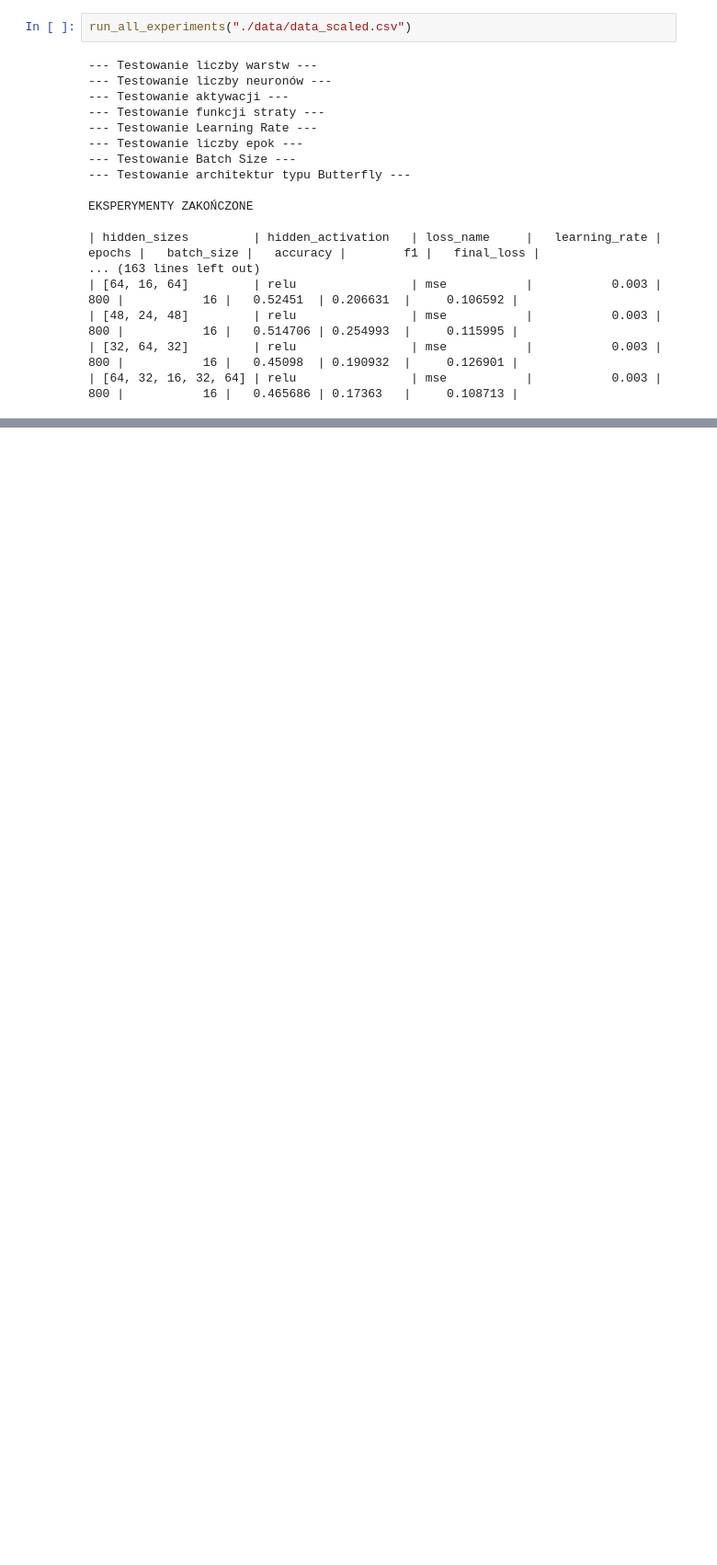
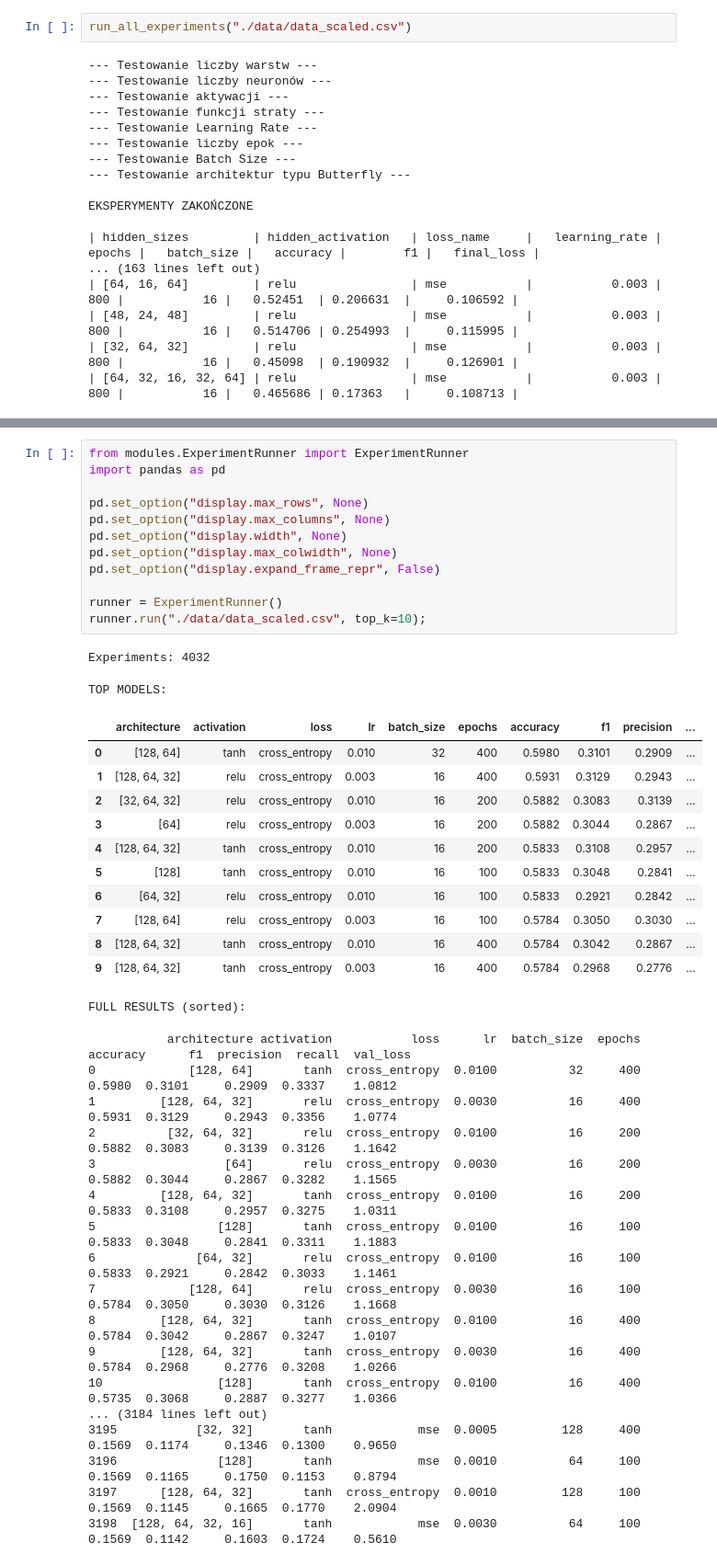
Before and after one commit to pitkwiecien/MachineLearning, a Jupyter notebook: ArtificialNeuralNetworks/ArtificialNeuralNetworks.ipynb, the cells around one changed output, grey strips where cells are left out. Shown at 92% size. Drawn from its saved outputs; the diff is of its cells as text; blank space fills up the shorter version.

Commit message:
made more experiments

```diff
--- a/ArtificialNeuralNetworks/ArtificialNeuralNetworks.ipynb
+++ b/ArtificialNeuralNetworks/ArtificialNeuralNetworks.ipynb
@@ -624,3 +624,47 @@ EKSPERYMENTY ZAKOŃCZONE
 | [48, 24, 48]         | relu                | mse           |           0.003 |      800 |           16 |   0.514706 | 0.254993  |     0.115995 |
 | [32, 64, 32]         | relu                | mse           |           0.003 |      800 |           16 |   0.45098  | 0.190932  |     0.126901 |
 | [64, 32, 16, 32, 64] | relu                | mse           |           0.003 |      800 |           16 |   0.465686 | 0.17363   |     0.108713 |
+# %%
+from modules.ExperimentRunner import ExperimentRunner
+import pandas as pd
+
+pd.set_option("display.max_rows", None)
+pd.set_option("display.max_columns", None)
+pd.set_option("display.width", None)
+pd.set_option("display.max_colwidth", None)
+pd.set_option("display.expand_frame_repr", False)
+
+runner = ExperimentRunner()
+runner.run("./data/data_scaled.csv", top_k=10);
+# %% [output]
+Experiments: 4032
+TOP MODELS:
+|  | architecture | activation | loss | lr | batch_size | epochs | accuracy | f1 | precision | ... |
+| 0 | [128, 64] | tanh | cross_entropy | 0.010 | 32 | 400 | 0.5980 | 0.3101 | 0.2909 | ... |
+| 1 | [128, 64, 32] | relu | cross_entropy | 0.003 | 16 | 400 | 0.5931 | 0.3129 | 0.2943 | ... |
+| 2 | [32, 64, 32] | relu | cross_entropy | 0.010 | 16 | 200 | 0.5882 | 0.3083 | 0.3139 | ... |
+| 3 | [64] | relu | cross_entropy | 0.003 | 16 | 200 | 0.5882 | 0.3044 | 0.2867 | ... |
+| 4 | [128, 64, 32] | tanh | cross_entropy | 0.010 | 16 | 200 | 0.5833 | 0.3108 | 0.2957 | ... |
+| 5 | [128] | tanh | cross_entropy | 0.010 | 16 | 100 | 0.5833 | 0.3048 | 0.2841 | ... |
+| 6 | [64, 32] | relu | cross_entropy | 0.010 | 16 | 100 | 0.5833 | 0.2921 | 0.2842 | ... |
+| 7 | [128, 64] | relu | cross_entropy | 0.003 | 16 | 100 | 0.5784 | 0.3050 | 0.3030 | ... |
+| 8 | [128, 64, 32] | tanh | cross_entropy | 0.010 | 16 | 400 | 0.5784 | 0.3042 | 0.2867 | ... |
+| 9 | [128, 64, 32] | tanh | cross_entropy | 0.003 | 16 | 400 | 0.5784 | 0.2968 | 0.2776 | ... |
+FULL RESULTS (sorted):
+           architecture activation           loss      lr  batch_size  epochs  accuracy      f1  precision  recall  val_loss
+0             [128, 64]       tanh  cross_entropy  0.0100          32     400    0.5980  0.3101     0.2909  0.3337    1.0812
+1         [128, 64, 32]       relu  cross_entropy  0.0030          16     400    0.5931  0.3129     0.2943  0.3356    1.0774
+2          [32, 64, 32]       relu  cross_entropy  0.0100          16     200    0.5882  0.3083     0.3139  0.3126    1.1642
+3                  [64]       relu  cross_entropy  0.0030          16     200    0.5882  0.3044     0.2867  0.3282    1.1565
+4         [128, 64, 32]       tanh  cross_entropy  0.0100          16     200    0.5833  0.3108     0.2957  0.3275    1.0311
+5                 [128]       tanh  cross_entropy  0.0100          16     100    0.5833  0.3048     0.2841  0.3311    1.1883
+6              [64, 32]       relu  cross_entropy  0.0100          16     100    0.5833  0.2921     0.2842  0.3033    1.1461
+7             [128, 64]       relu  cross_entropy  0.0030          16     100    0.5784  0.3050     0.3030  0.3126    1.1668
+8         [128, 64, 32]       tanh  cross_entropy  0.0100          16     400    0.5784  0.3042     0.2867  0.3247    1.0107
+9         [128, 64, 32]       tanh  cross_entropy  0.0030          16     400    0.5784  0.2968     0.2776  0.3208    1.0266
+10                [128]       tanh  cross_entropy  0.0100          16     400    0.5735  0.3068     0.2887  0.3277    1.0366
+... (3184 lines left out)
+3195           [32, 32]       tanh            mse  0.0005         128     400    0.1569  0.1174     0.1346  0.1300    0.9650
+3196              [128]       tanh            mse  0.0010          64     100    0.1569  0.1165     0.1750  0.1153    0.8794
+3197      [128, 64, 32]       tanh  cross_entropy  0.0010         128     100    0.1569  0.1145     0.1665  0.1770    2.0904
+3198  [128, 64, 32, 16]       tanh            mse  0.0030          64     100    0.1569  0.1142     0.1603  0.1724    0.5610
```
Also changed, not shown: parts of 1 cell of this notebook, 2 other files.
